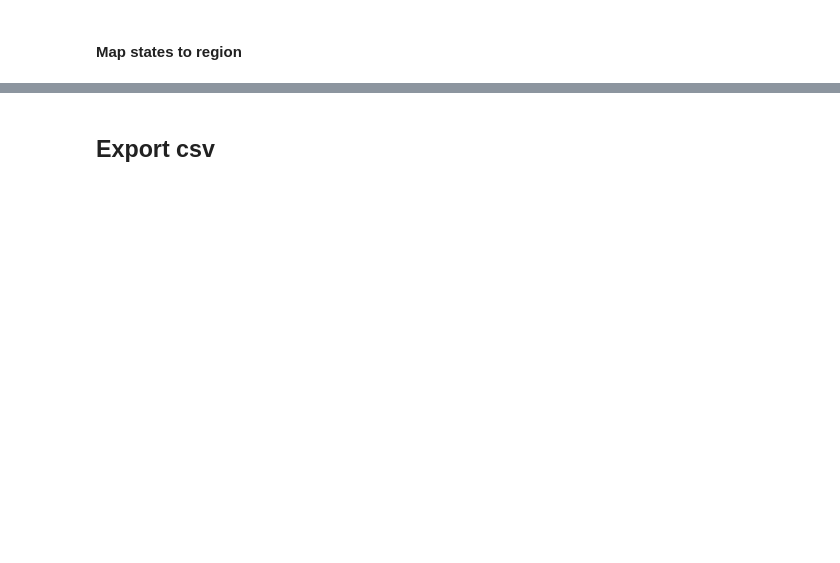
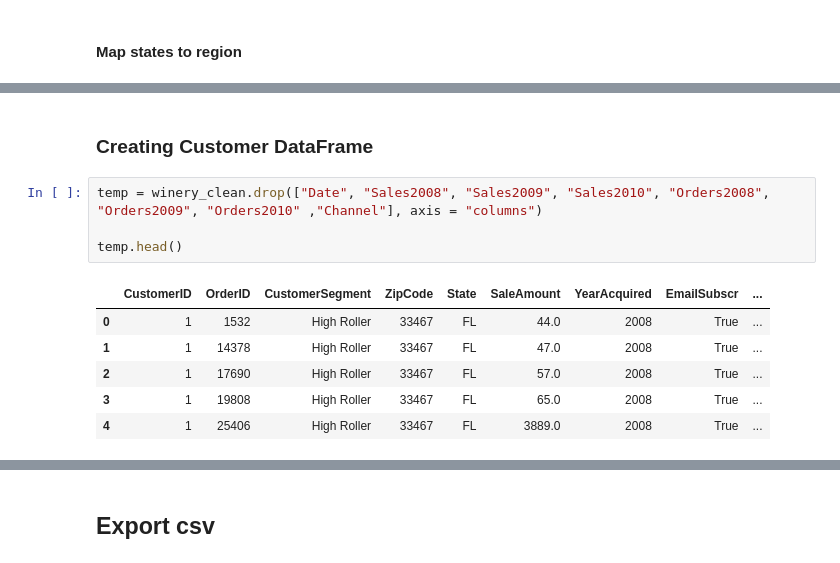
Before and after one commit to hobbeskocha/winery-and-you, a Jupyter notebook: src/1_data_cleaning.ipynb, the cells around one changed output, grey strips where cells are left out. Cells and saved outputs as stored; diff of their text form; blank space fills up the shorter version.

```diff
--- a/src/1_data_cleaning.ipynb
+++ b/src/1_data_cleaning.ipynb
@@ -332,0 +326,13 @@ winery.head(50)
+# %% [markdown]
+### Creating Customer DataFrame
+# %%
+temp = winery_clean.drop(["Date", "Sales2008", "Sales2009", "Sales2010", "Orders2008", "Orders2009", "Orders2010" ,"Channel"], axis = "columns")
+
+temp.head()
+# %% [output]
+|  | CustomerID | OrderID | CustomerSegment | ZipCode | State | SaleAmount | YearAcquired | EmailSubscr | ... |
+| 0 | 1 | 1532 | High Roller | 33467 | FL | 44.0 | 2008 | True | ... |
+| 1 | 1 | 14378 | High Roller | 33467 | FL | 47.0 | 2008 | True | ... |
+| 2 | 1 | 17690 | High Roller | 33467 | FL | 57.0 | 2008 | True | ... |
+| 3 | 1 | 19808 | High Roller | 33467 | FL | 65.0 | 2008 | True | ... |
+| 4 | 1 | 25406 | High Roller | 33467 | FL | 3889.0 | 2008 | True | ... |
```
Also changed, not shown: parts of 13 cells of this notebook, 3 other files.
